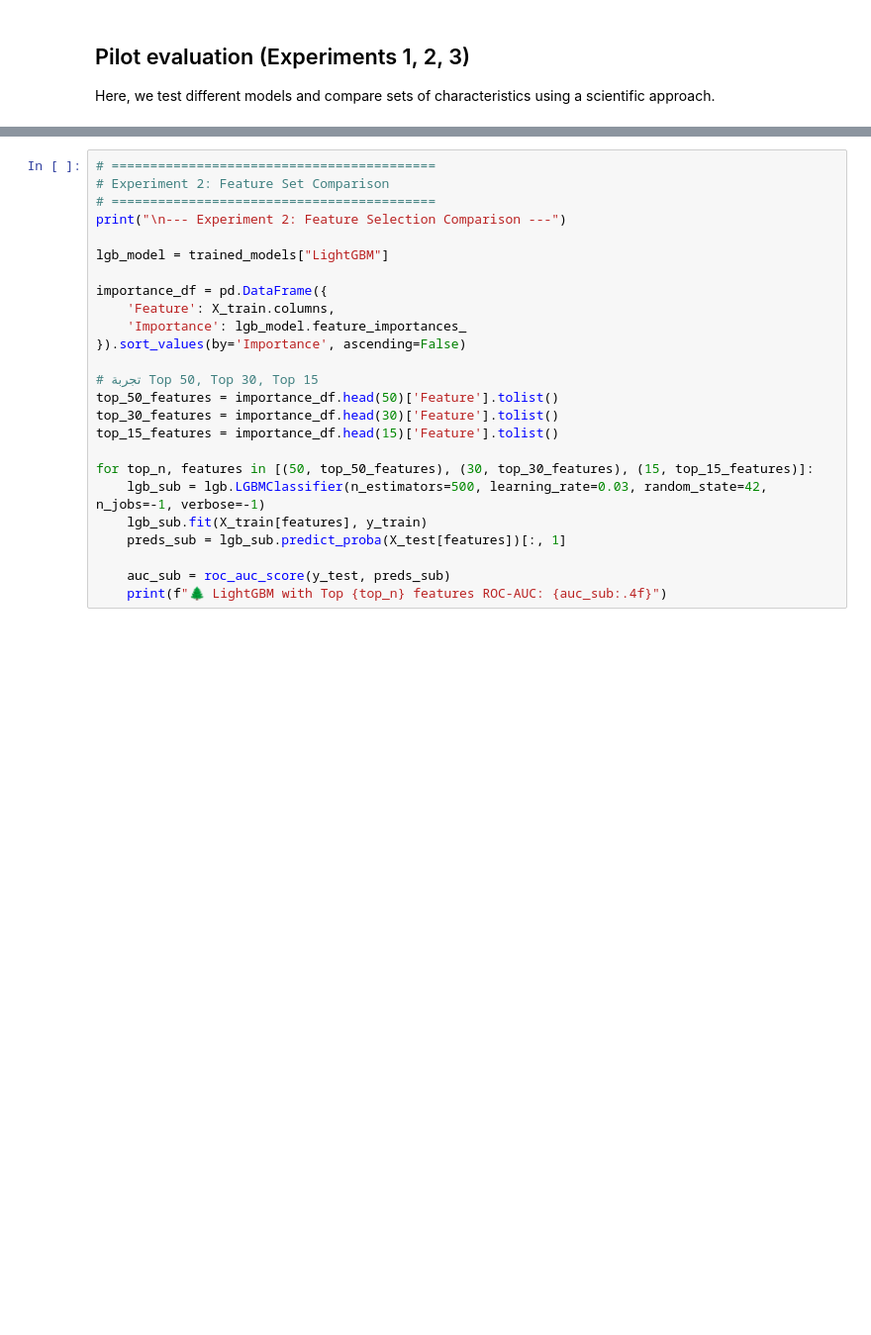
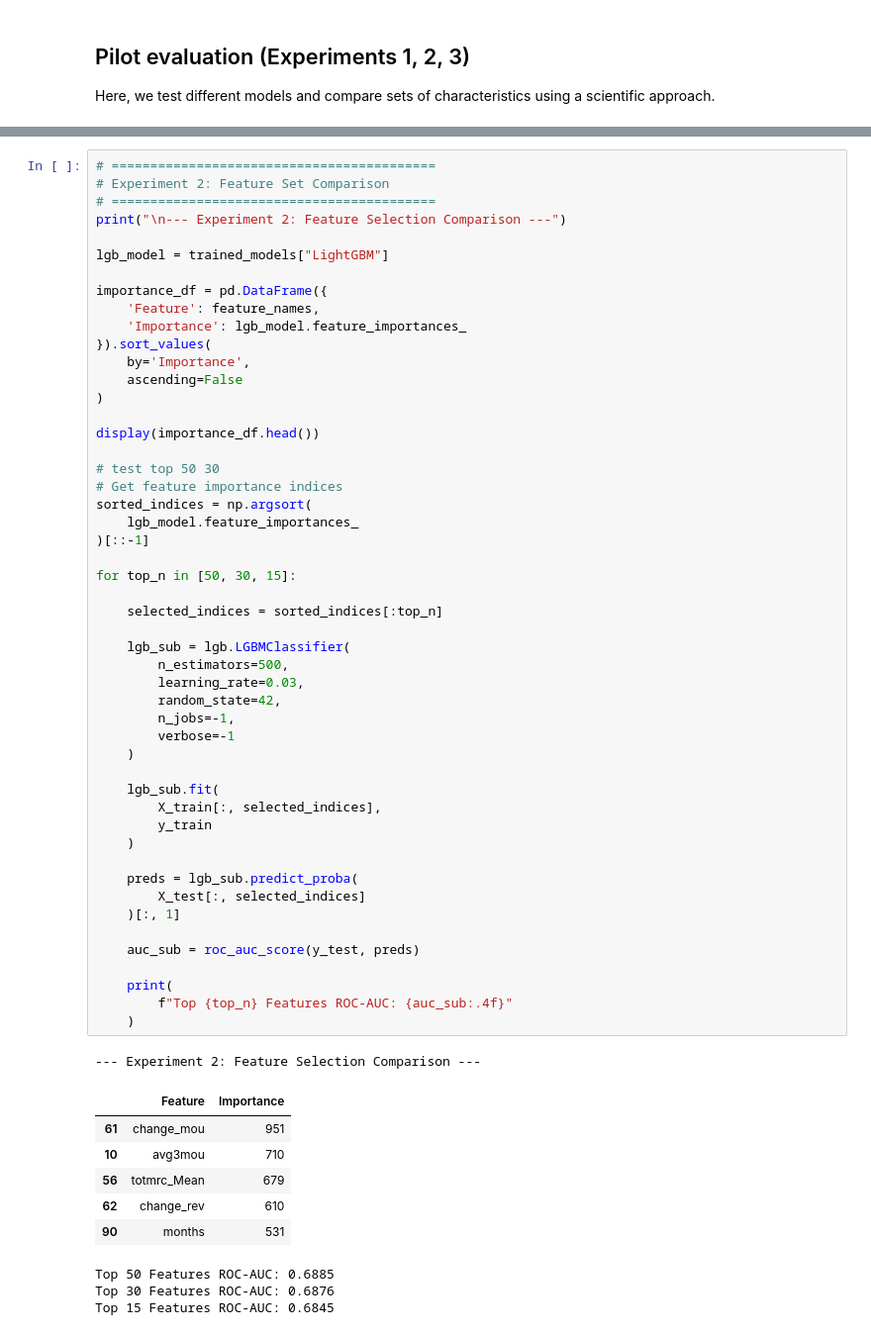
Before and after one commit to yahia-touati/gci_world-2026, a Jupyter notebook: notebooks/modeling.ipynb, the cells around one changed output, grey strips where cells are left out. Shown at 99% size. Drawn from its saved outputs; the diff is of its cells as text; blank space fills up the shorter version.

```diff
--- a/notebooks/modeling.ipynb
+++ b/notebooks/modeling.ipynb
@@ -116,28 +193,64 @@ for name, model in models.items():
 # %%
 # ==========================================
 # Experiment 2: Feature Set Comparison
 # ==========================================
 print("\n--- Experiment 2: Feature Selection Comparison ---")
 
 lgb_model = trained_models["LightGBM"]
 
 importance_df = pd.DataFrame({
-    'Feature': X_train.columns,
+    'Feature': feature_names,
     'Importance': lgb_model.feature_importances_
-}).sort_values(by='Importance', ascending=False)
+}).sort_values(
+    by='Importance',
+    ascending=False
+)
 
-# تجربة Top 50, Top 30, Top 15
-top_50_features = importance_df.head(50)['Feature'].tolist()
-top_30_features = importance_df.head(30)['Feature'].tolist()
-top_15_features = importance_df.head(15)['Feature'].tolist()
+display(importance_df.head())
 
-for top_n, features in [(50, top_50_features), (30, top_30_features), (15, top_15_features)]:
-    lgb_sub = lgb.LGBMClassifier(n_estimators=500, learning_rate=0.03, random_state=42, n_jobs=-1, verbose=-1)
-    lgb_sub.fit(X_train[features], y_train)
-    preds_sub = lgb_sub.predict_proba(X_test[features])[:, 1]
+# test top 50 30
+# Get feature importance indices
+sorted_indices = np.argsort(
+    lgb_model.feature_importances_
+)[::-1]
 
-    auc_sub = roc_auc_score(y_test, preds_sub)
-    print(f"🌲 LightGBM with Top {top_n} features ROC-AUC: {auc_sub:.4f}")
+for top_n in [50, 30, 15]:
+
+    selected_indices = sorted_indices[:top_n]
+
+    lgb_sub = lgb.LGBMClassifier(
+        n_estimators=500,
+        learning_rate=0.03,
+        random_state=42,
+        n_jobs=-1,
+        verbose=-1
+    )
+
+    lgb_sub.fit(
+        X_train[:, selected_indices],
+        y_train
+    )
+
+    preds = lgb_sub.predict_proba(
+        X_test[:, selected_indices]
+    )[:, 1]
+
+    auc_sub = roc_auc_score(y_test, preds)
+
+    print(
+        f"Top {top_n} Features ROC-AUC: {auc_sub:.4f}"
+    )
+# %% [output]
+--- Experiment 2: Feature Selection Comparison ---
+|  | Feature | Importance |
+| 61 | change_mou | 951 |
+| 10 | avg3mou | 710 |
+| 56 | totmrc_Mean | 679 |
+| 62 | change_rev | 610 |
+| 90 | months | 531 |
+Top 50 Features ROC-AUC: 0.6885
+Top 30 Features ROC-AUC: 0.6876
+Top 15 Features ROC-AUC: 0.6845
 # %%
 import matplotlib.pyplot as plt
 from sklearn.metrics import roc_curve, auc
```
Also changed, not shown: parts of 5 cells of this notebook, 3 other files.
